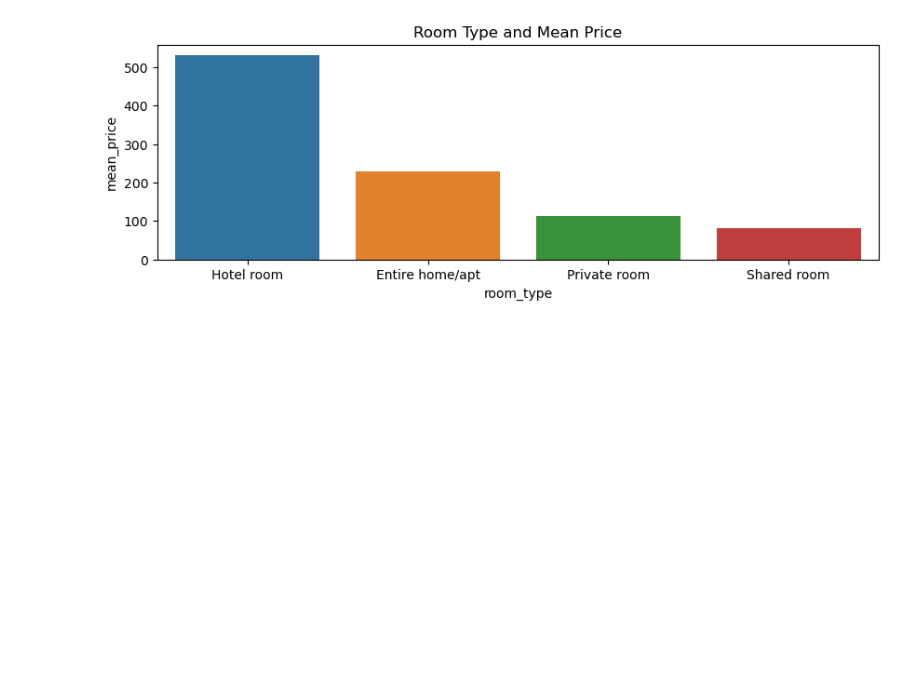
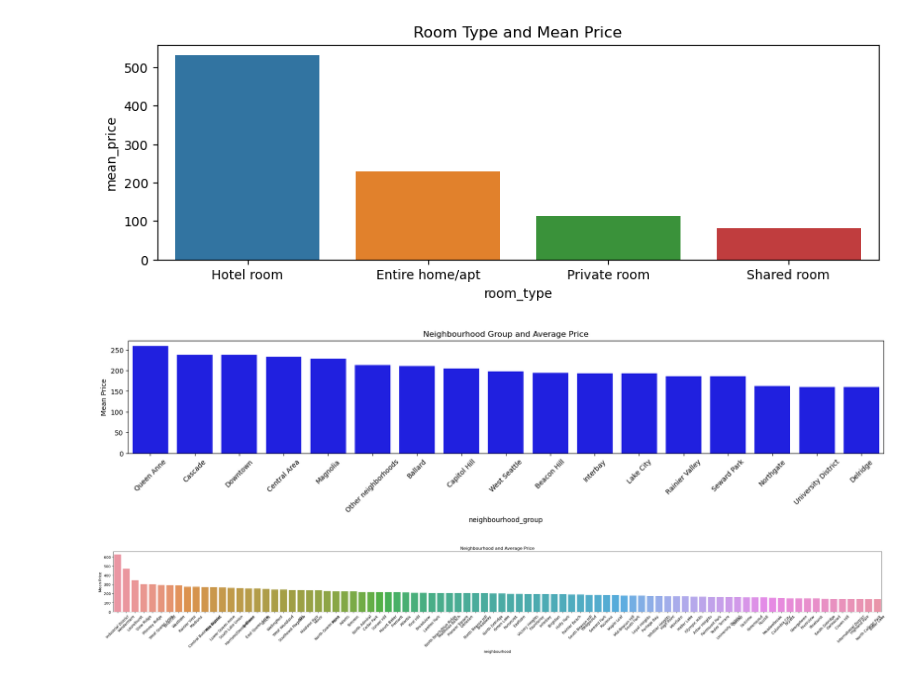
Before and after one commit to sagarbarge/Seattle-Airbnb-Open-Data-, a Jupyter notebook: Seattle Airbnb Open Data - SQL Project.ipynb, the cells around one changed output. Cells and saved outputs as stored; diff of their text form; code cells hidden in the pictures; blank space fills up the shorter version.

```diff
--- a/Seattle Airbnb Open Data - SQL Project.ipynb
+++ b/Seattle Airbnb Open Data - SQL Project.ipynb
@@ -400,3 +296,29 @@ plt.title('Room Type and Mean Price')
 plt.show()
 # %% [output]
 [figure]
+# %%
+# neighbourhood_group and Average Price
+df_lis.groupby('neighbourhood_group')['price'].agg(['mean'])
+neighbourhood_gr_price2 = df_lis.groupby('neighbourhood_group')['price'].agg(['mean']).sort_values(by= 'mean', ascending=False )
+
+# Plot
+neighbourhood_group_price= df_lis.groupby('neighbourhood_group')['price'].agg(['mean']).sort_values(by= 'mean', ascending=False ).reset_index()
+plt.figure(figsize=(20,3))
+sns.barplot(data=neighbourhood_group_price, x= 'neighbourhood_group', y= 'mean', color='blue')
+plt.xticks(rotation=45)
+plt.ylabel('Mean Price')
+plt.title('Neighbourhood Group and Average Price')
+plt.show()
+# %% [output]
+[figure, added]
+# %%
+# Neighbourhood and Average Price
+neighbourhood_price = df_lis.groupby('neighbourhood')['price'].agg(['mean']).sort_values(by= 'mean', ascending=False ).reset_index()
+plt.figure(figsize=(38,3))
+sns.barplot(data=neighbourhood_price, x= 'neighbourhood', y ='mean' )
+plt.ylabel('Mean Price')
+plt.xticks(rotation=45)
+plt.title('Neighbourhood and Average Price')
+plt.show()
+# %% [output]
+[figure, added]
```
Also changed, not shown: parts of 24 cells of this notebook.
